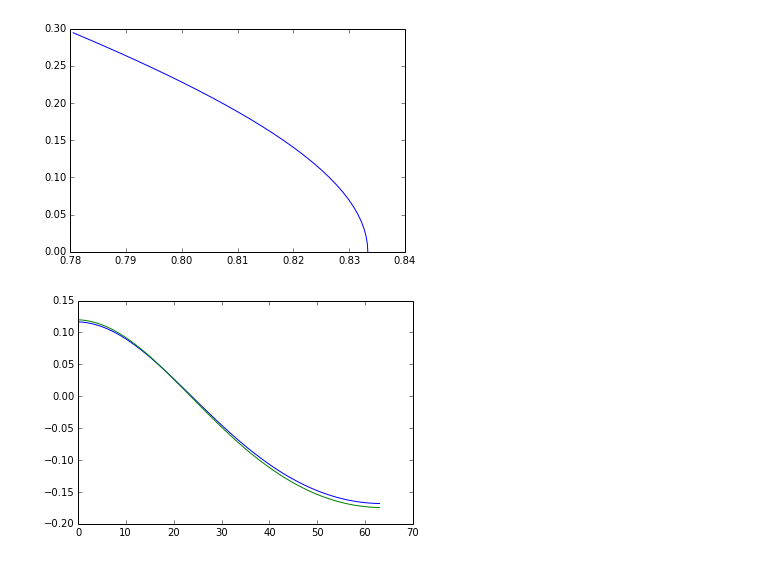
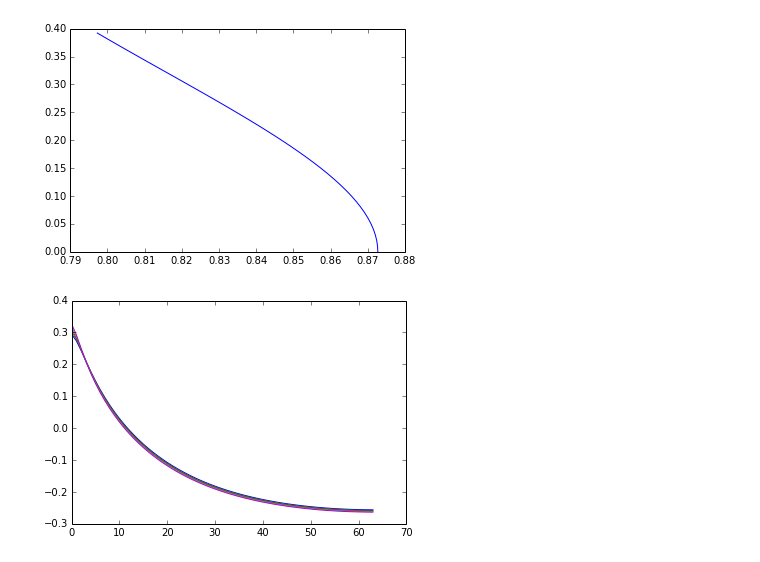
Before and after one commit to olivierverdier/SpecTraVVave, a Jupyter notebook: codes3/Experiments-checkpoint.ipynb, the cells around one changed output. Drawn from its saved outputs; the diff is of its cells as text; code cells hidden in the pictures.

```diff
--- a/codes3/Experiments-checkpoint.ipynb
+++ b/codes3/Experiments-checkpoint.ipynb
@@ -7,8 +7,8 @@ from boundary import *
 
 size = 64
 length = np.pi
-equation = KDV(size, length)
-boundary = mean_zero
+equation = Whitham(size, length)
+boundary = MeanZero()
 solver = Solver(equation, boundary)
 nav = Navigator(solver.solve)
 initial_guess = equation.compute_initial_guess()
@@ -17,3 +17,6 @@ p1 = (initial_velocity, 0)
 epsilon = .01
 p0 = (initial_velocity, -epsilon)
 nav.initialize(initial_guess, p1, p0)
+# %%
+nav.run(40)
+print('Done')
@@ -27,3 +32,0 @@ B = -2.92880398238
-# %%
-nav.run(30)
-print('Done')
@@ -65,12 +51,12 @@ plot(t_wave4)
 # %%
-parameters = [result[1] for result in nav.store]
+parameters = [result[2] for result in nav.store]
 aparameters = np.array(parameters)
 plot(aparameters[:,0], aparameters[:,1])
 show()
 # %% [output]
-[figure, old version]
+[figure, new version]
 # %%
-for result in nav.store[-2:]:
+for result in nav.store[-5:]:
     plot(result[0][:150])
 # %% [output]
-[figure, old version]
+[figure, new version]
```
Also changed, not shown: parts of 8 cells of this notebook, 5 other files.
